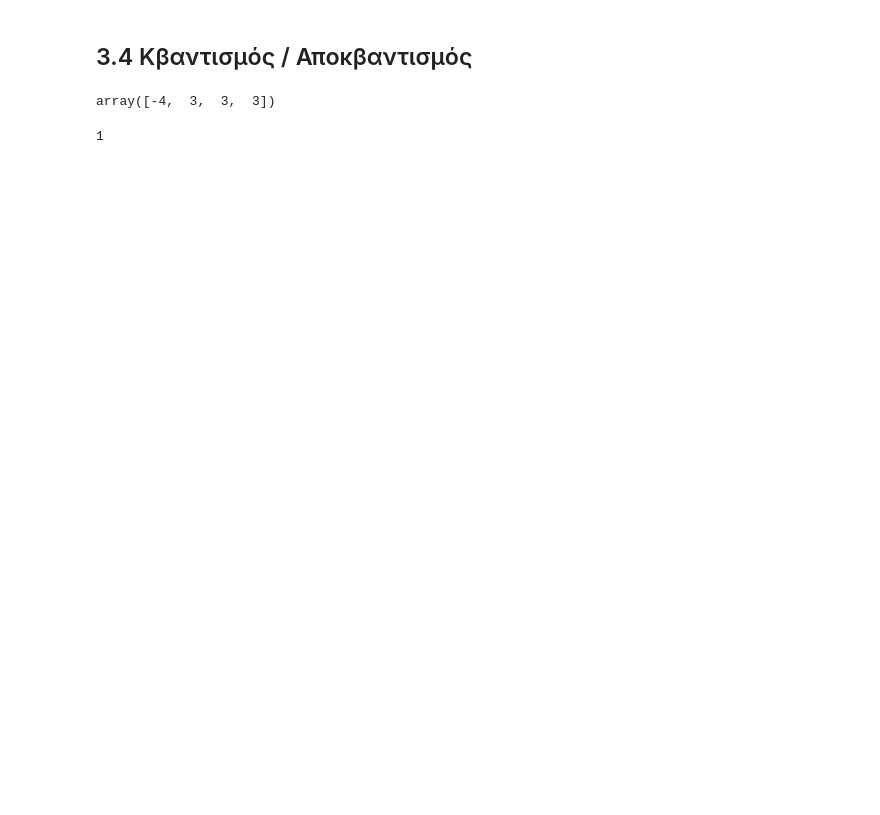
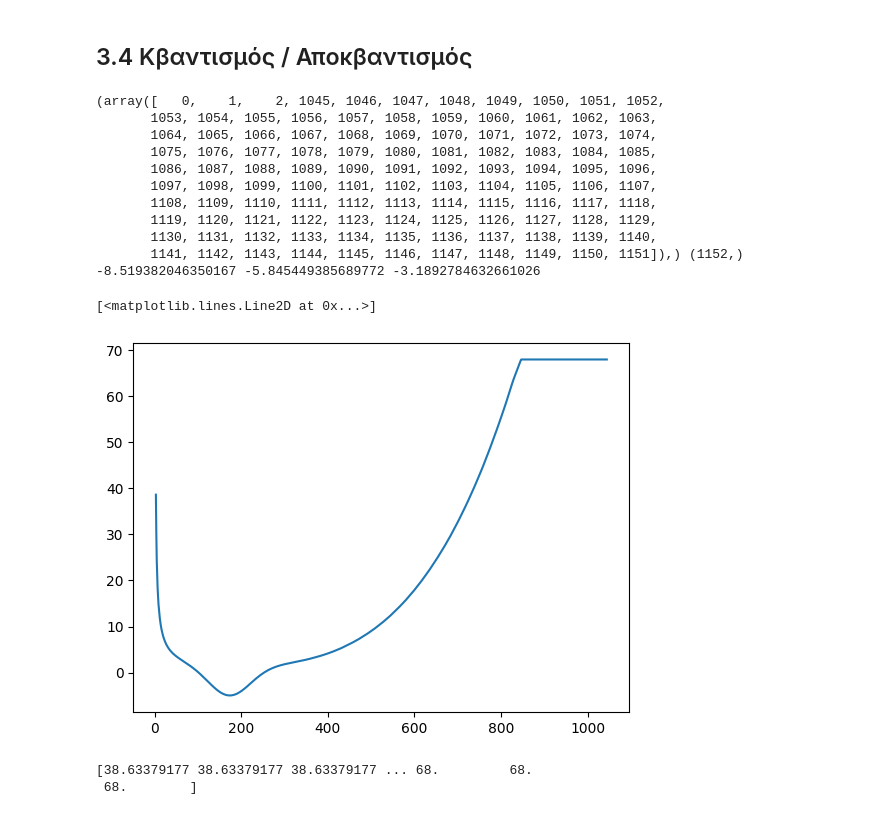
Before and after one commit to andriotis/mp3, a Jupyter notebook: main.ipynb, the cells around one changed output. Cells and saved outputs as stored; diff of their text form; code cells hidden in the pictures; blank space fills up the shorter version.

```diff
--- a/main.ipynb
+++ b/main.ipynb
@@ -376,9 +398,0 @@ def all_bands_quantizer(c, Tg):
-# %%
-x = np.array([-1, -0.9, 0.99, 1])
-quantizer(x, 3)
-# %% [output]
-array([-4,  3,  3,  3])
-# %%
-np.abs(-1)
-# %% [output]
-1
@@ -384,0 +415,36 @@ np.abs(-1)
+# %%
+print(np.where(np.isnan(Tq)), Tq.shape, Tq[4] - Tq[3], Tq[5] - Tq[4], Tq[6] - Tq[5])
+plt.plot(Tq)
+# %% [output]
+(array([   0,    1,    2, 1045, 1046, 1047, 1048, 1049, 1050, 1051, 1052,
+       1053, 1054, 1055, 1056, 1057, 1058, 1059, 1060, 1061, 1062, 1063,
+       1064, 1065, 1066, 1067, 1068, 1069, 1070, 1071, 1072, 1073, 1074,
+       1075, 1076, 1077, 1078, 1079, 1080, 1081, 1082, 1083, 1084, 1085,
+       1086, 1087, 1088, 1089, 1090, 1091, 1092, 1093, 1094, 1095, 1096,
+       1097, 1098, 1099, 1100, 1101, 1102, 1103, 1104, 1105, 1106, 1107,
+       1108, 1109, 1110, 1111, 1112, 1113, 1114, 1115, 1116, 1117, 1118,
+       1119, 1120, 1121, 1122, 1123, 1124, 1125, 1126, 1127, 1128, 1129,
+       1130, 1131, 1132, 1133, 1134, 1135, 1136, 1137, 1138, 1139, 1140,
+       1141, 1142, 1143, 1144, 1145, 1146, 1147, 1148, 1149, 1150, 1151]),) (1152,) -8.519382046350167 -5.845449385689772 -3.1892784632661026
+[<matplotlib.lines.Line2D at 0x...>]
+[figure, added]
+# %%
+import numpy as np
+
+# Create a numpy array with some np.nan values
+arr = Tq
+
+# Indices of the known data points
+x = np.arange(arr.shape[0])
+
+# Indices of the nan values
+nan_indices = np.isnan(arr)
+
+# Interpolate the actual values in place of the np.nan values
+arr[nan_indices] = np.interp(x[nan_indices], x[~nan_indices], arr[~nan_indices])
+
+# The array now contains only actual values, with no np.nan values
+print(arr)
+# %% [output]
+[38.63379177 38.63379177 38.63379177 ... 68.         68.
+ 68.        ]
```
Also changed, not shown: parts of 4 cells of this notebook.
